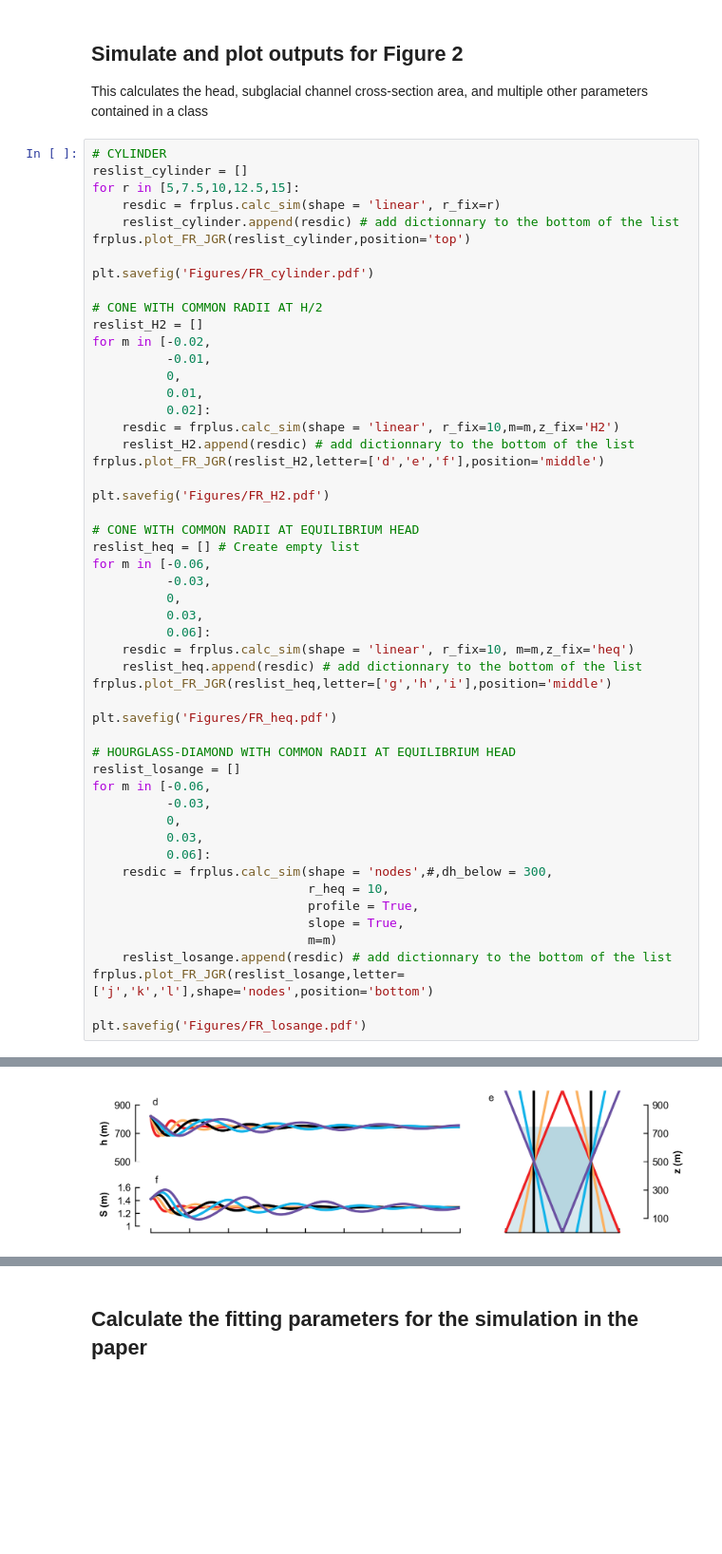
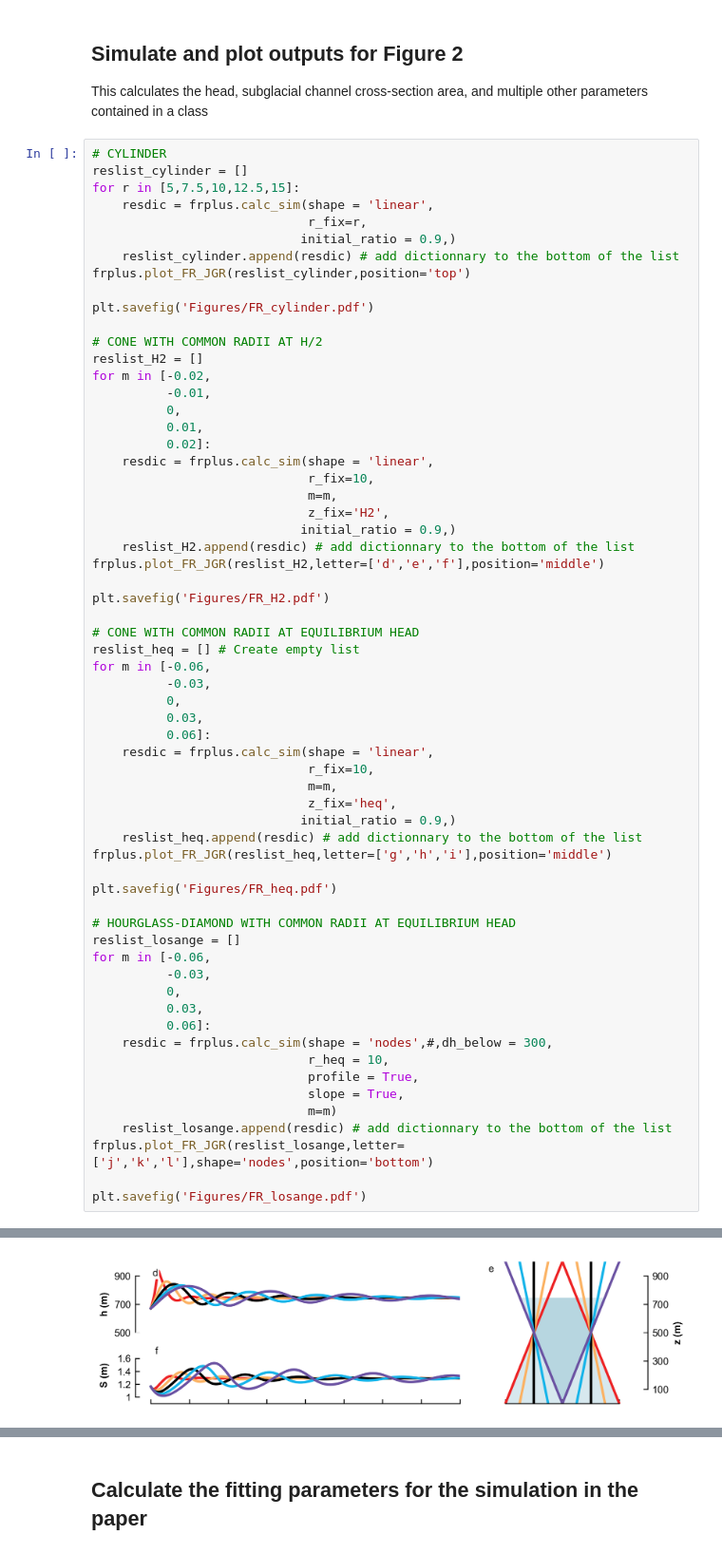
Before and after one commit to cctrunz/ModelRepo_MoulinShapeStoragePaper, a Jupyter notebook: Constant_Qin/Plot_Figure2-S2-S4.ipynb, the cells around one changed output, grey strips where cells are left out. Shown at 95% size. Drawn from its saved outputs; the diff is of its cells as text; blank space fills up the shorter version.

```diff
--- a/Constant_Qin/Plot_Figure2-S2-S4.ipynb
+++ b/Constant_Qin/Plot_Figure2-S2-S4.ipynb
@@ -19,7 +20,9 @@ This calculates the head, subglacial channel cross-section area, and multiple ot
 # CYLINDER
 reslist_cylinder = []
 for r in [5,7.5,10,12.5,15]:
-    resdic = frplus.calc_sim(shape = 'linear', r_fix=r)
+    resdic = frplus.calc_sim(shape = 'linear',
+                             r_fix=r,
+                            initial_ratio = 0.9,)
     reslist_cylinder.append(resdic) # add dictionnary to the bottom of the list
 frplus.plot_FR_JGR(reslist_cylinder,position='top')
 
@@ -32,7 +35,11 @@ for m in [-0.02,
           0,
           0.01,
           0.02]:
-    resdic = frplus.calc_sim(shape = 'linear', r_fix=10,m=m,z_fix='H2')
+    resdic = frplus.calc_sim(shape = 'linear',
+                             r_fix=10,
+                             m=m,
+                             z_fix='H2',
+                            initial_ratio = 0.9,)
     reslist_H2.append(resdic) # add dictionnary to the bottom of the list
 frplus.plot_FR_JGR(reslist_H2,letter=['d','e','f'],position='middle')
 
@@ -45,7 +52,11 @@ for m in [-0.06,
           0,
           0.03,
           0.06]:
-    resdic = frplus.calc_sim(shape = 'linear', r_fix=10, m=m,z_fix='heq')
+    resdic = frplus.calc_sim(shape = 'linear',
+                             r_fix=10,
+                             m=m,
+                             z_fix='heq',
+                            initial_ratio = 0.9,)
     reslist_heq.append(resdic) # add dictionnary to the bottom of the list
 frplus.plot_FR_JGR(reslist_heq,letter=['g','h','i'],position='middle')
 
@@ -72 +83 @@ plt.savefig('Figures/FR_losange.pdf')
-[figure, old version]
+[figure, new version]
```
Also changed, not shown: parts of 6 cells of this notebook, 32 other files.
